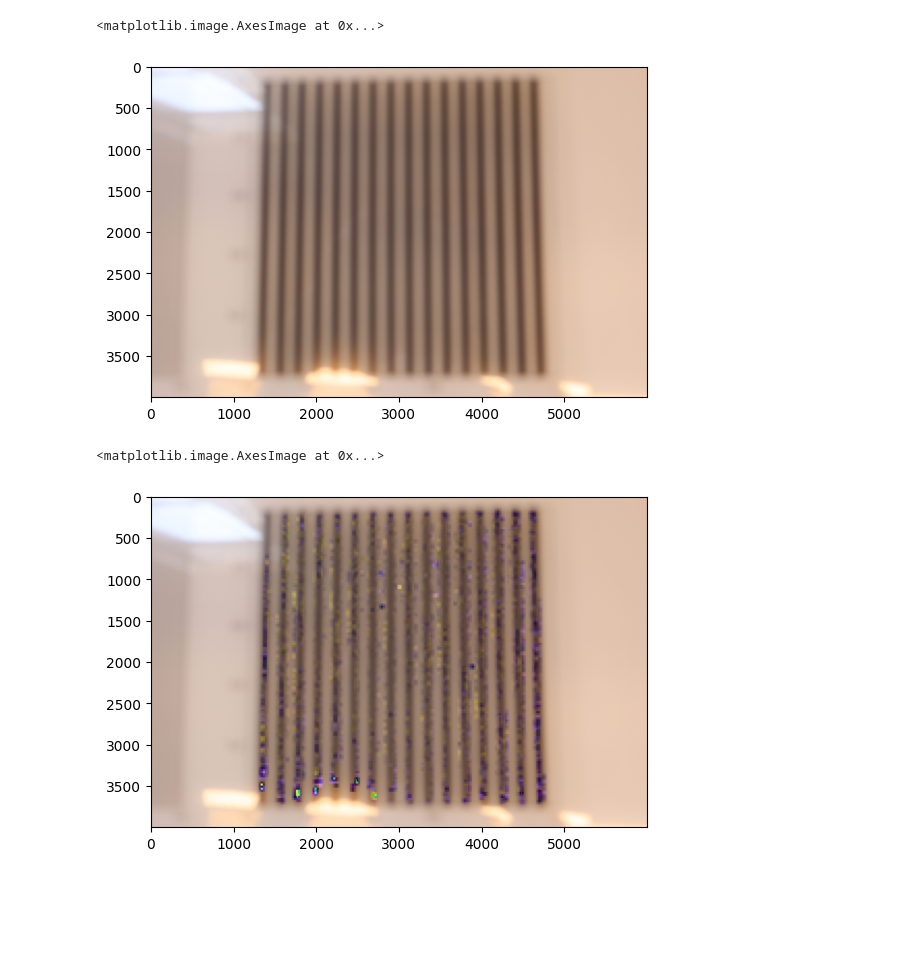
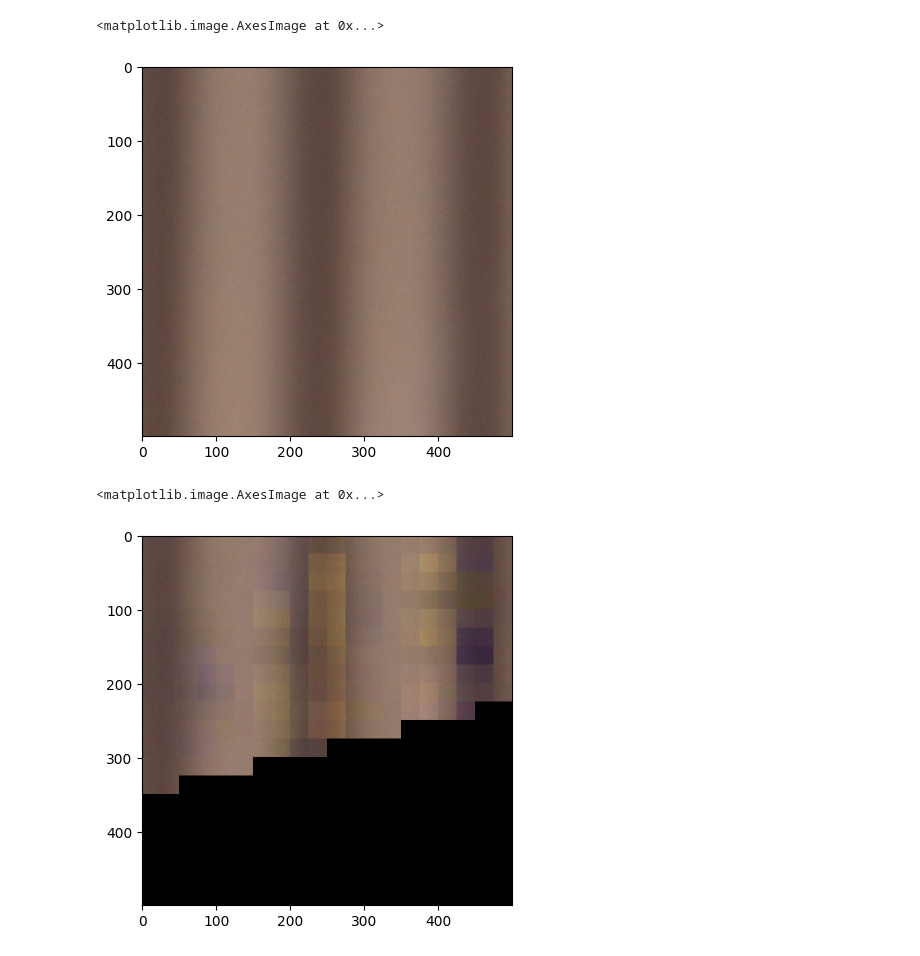
Before and after one commit to 42IceLollies/summer_research_26, a Jupyter notebook: dehazing_image.ipynb, the cells around one changed output. Cells and saved outputs as stored; diff of their text form; code cells hidden in the pictures; blank space fills up the shorter version.

Commit message:
Acheived image output after interpolation algorithm

```diff
--- a/dehazing_image.ipynb
+++ b/dehazing_image.ipynb
@@ -10,25 +12,28 @@ overlap = 25
 # %%
 # Traverse over the pixels in the image in chunks
 # Analyzing them two at a time just for the sake of this, but I think there
 # are probably better solutions we can come up with eventually
 # Especially with the need for interpolation
 
 # Maybe make an array as like a map of what all the values are comparing the A_hat between all lateral patches
 # Then somehow mesh this, if it's working decently
 
+def reset_img():
+    image = cv.imread("EOS_R100_JPG/jpg0006.jpg")
+    image = image[:,:,::-1]
 
 
 # Reading in the image
 image = cv.imread("EOS_R100_JPG/jpg0006.jpg")
 image = image[:,:,::-1]
-# image = image[1500:2000,2000:2500]
+image = image[1500:2000,2000:2500]
 # image = image[3000:,:]
 # print(len(image))
 # print(image[5999, 0])
 plt.imshow(image)
 # %% [output]
 <matplotlib.image.AxesImage at 0x...>
-[figure, old version]
+[figure, new version]
 # %%
 # Helper Functions
 
@@ -221,24 +228,26 @@ airlight_dir = temp
 # Applying the changes to the base image
 # airlight_dir = airlight_dir.reshape(len(airlight_dir)*len(airlight_dir[0]))
 # print(airlight_dir.shape)
-A_hat = [np.mean([np.abs(dir[0]) for dir in airlight_dir]), np.mean([np.abs(dir[1]) for dir in airlight_dir]), np.mean([np.abs(dir[2]) for dir in airlight_dir])]
-count = 0
+# A_hat = [np.mean([np.abs(dir[0]) for dir in airlight_dir]), np.mean([np.abs(dir[1]) for dir in airlight_dir]), np.mean([np.abs(dir[2]) for dir in airlight_dir])]
+# count = 0
+reset_img()
 for i in range(len(mags)):
     for j in range(len(mags[0])):
         if mags[i][j] != 0:
+            # print(i, j)
             row = i*(patch_size-overlap)
             col = j*(patch_size-overlap)
 
             patch_one = image[row:row+patch_size, col:col+patch_size]
             # print(mags[i][j])
             # try:
-            image[row:row+patch_size,col:col+patch_size] = apply_shift(patch_one, airlight_dir[count], mags[i][j])
+            image[row:row+patch_size,col:col+patch_size] = apply_shift(patch_one, airlight_dir[i][j], mags[i][j])
             # except IndexError:
             #     image[row:row+patch_size,col:col+patch_size] = apply_shift(patch_one, A_hat, mags[i][j])
-            count+=1
+            # count+=1
 
 plt.imshow(image)
 # print(A_hat)
 # %% [output]
 <matplotlib.image.AxesImage at 0x...>
-[figure, old version]
+[figure, new version]
```
Also changed, not shown: parts of 10 cells of this notebook, 1 other file.
